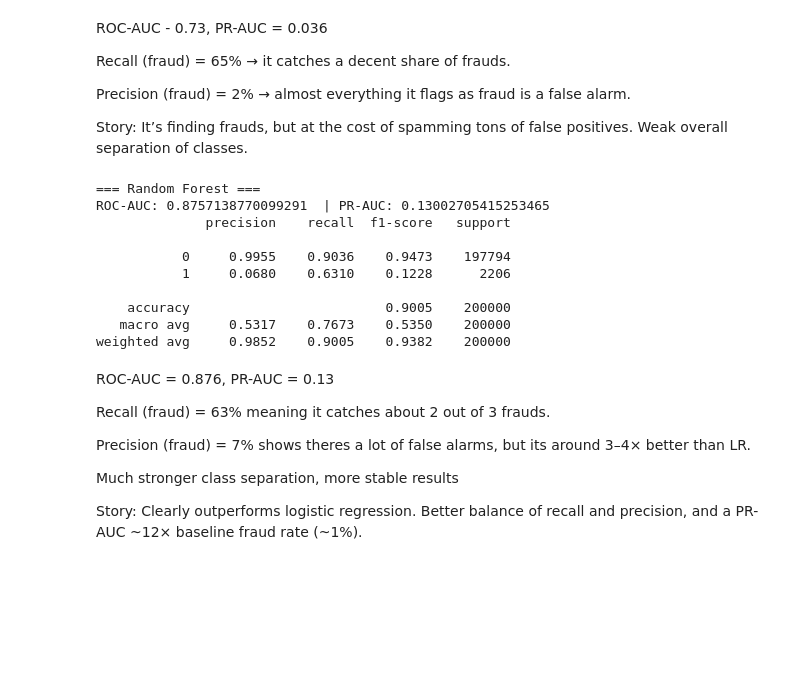
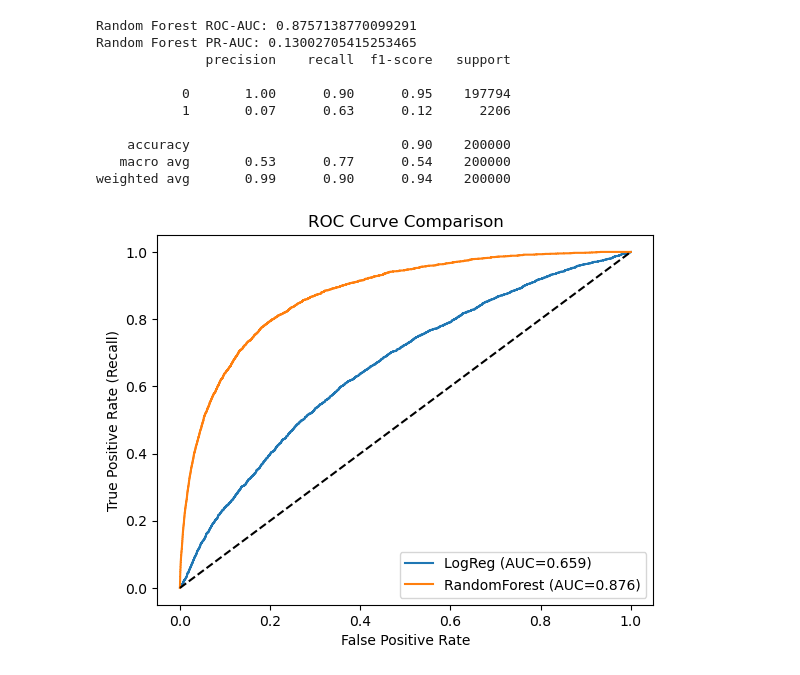
Before and after one commit to Calvinzheng123/Calvinzheng123.github.io, a Jupyter notebook: notebooks/Fraud.ipynb, the cells around one changed output. Cells and saved outputs as stored; diff of their text form; code cells hidden in the pictures; blank space fills up the shorter version.

```diff
--- a/notebooks/Fraud.ipynb
+++ b/notebooks/Fraud.ipynb
@@ -56,48 +45,33 @@ weighted avg     0.9836    0.6858    0.8035    200000
-# %% [markdown]
-ROC-AUC - 0.73, PR-AUC = 0.036
-
-Recall (fraud) = 65% → it catches a decent share of frauds.
-
-Precision (fraud) = 2% → almost everything it flags as fraud is a false alarm.
-
-Story: It’s finding frauds, but at the cost of spamming tons of false positives. Weak overall separation of classes.
 # %%
-from sklearn.ensemble import RandomForestClassifier
-
-rf = RandomForestClassifier(
-    n_estimators=200,             # number of trees
-    max_depth=12,                 # cap depth to keep fast
-    min_samples_leaf=5,           # regularize leaves
-    max_features="sqrt",
-    class_weight="balanced_subsample",
-    n_jobs=-1,
-    random_state=42
-)
-
+# Random Forest
+rf = RandomForestClassifier(n_estimators=200, max_depth=12, min_samples_leaf=5, max_features='sqrt', class_weight='balanced_subsample', n_jobs=-1, random_state=42)
 rf.fit(X_tr, y_tr)
 p_rf = rf.predict_proba(X_te)[:,1]
-
-print("\n=== Random Forest ===")
-print("ROC-AUC:", roc_auc_score(y_te, p_rf), " | PR-AUC:", average_precision_score(y_te, p_rf))
-print(classification_report(y_te, (p_rf>=0.5).astype(int), digits=4))
+print('Random Forest ROC-AUC:', roc_auc_score(y_te, p_rf))
+print('Random Forest PR-AUC:', average_precision_score(y_te, p_rf))
+print(classification_report(y_te, (p_rf>=0.5).astype(int)))
 # %% [output]
-=== Random Forest ===
-ROC-AUC: 0.8757138770099291  | PR-AUC: 0.13002705415253465
+Random Forest ROC-AUC: 0.8757138770099291
+Random Forest PR-AUC: 0.13002705415253465
               precision    recall  f1-score   support
 
-           0     0.9955    0.9036    0.9473    197794
-           1     0.0680    0.6310    0.1228      2206
+           0       1.00      0.90      0.95    197794
+           1       0.07      0.63      0.12      2206
 
-    accuracy                         0.9005    200000
-   macro avg     0.5317    0.7673    0.5350    200000
-weighted avg     0.9852    0.9005    0.9382    200000
+    accuracy                           0.90    200000
+   macro avg       0.53      0.77      0.54    200000
+weighted avg       0.99      0.90      0.94    200000
-# %% [markdown]
-ROC-AUC = 0.876, PR-AUC = 0.13
-
-Recall (fraud) = 63% meaning it catches about 2 out of 3 frauds.
-
-Precision (fraud) = 7% shows theres a lot of false alarms, but its around 3–4× better than LR.
-
-Much stronger class separation, more stable results
-
-Story: Clearly outperforms logistic regression. Better balance of recall and precision, and a PR-AUC ~12× baseline fraud rate (~1%).
+# %%
+# ROC Curve Comparison
+fpr_lr, tpr_lr, _ = roc_curve(y_te, p_lr)
+fpr_rf, tpr_rf, _ = roc_curve(y_te, p_rf)
+plt.plot(fpr_lr, tpr_lr, label=f'LogReg (AUC={roc_auc_score(y_te, p_lr):.3f})')
+plt.plot(fpr_rf, tpr_rf, label=f'RandomForest (AUC={roc_auc_score(y_te, p_rf):.3f})')
+plt.plot([0,1], [0,1], 'k--')
+plt.xlabel('False Positive Rate')
+plt.ylabel('True Positive Rate (Recall)')
+plt.title('ROC Curve Comparison')
+plt.legend()
+plt.show()
+# %% [output]
+[figure, added]
```
Also changed, not shown: parts of 18 cells of this notebook, 6 other files.
